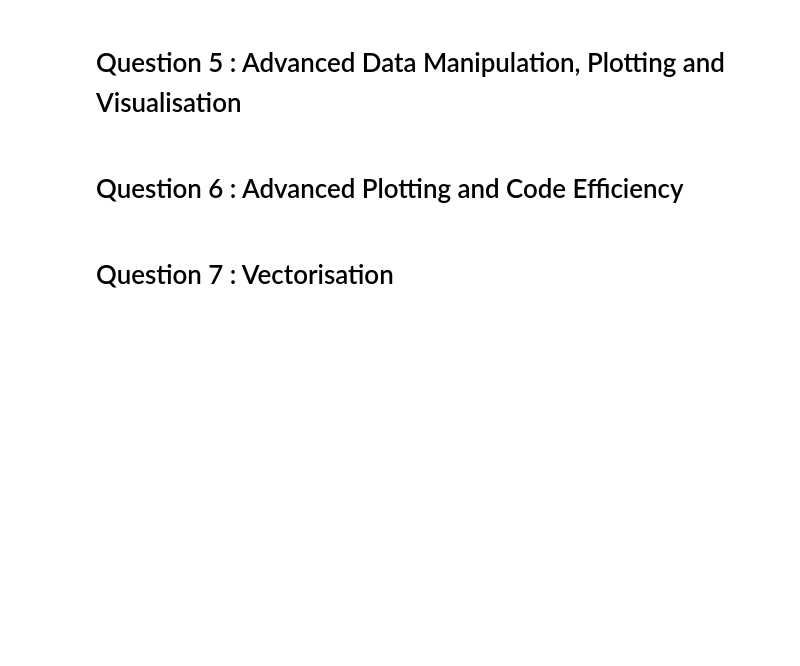
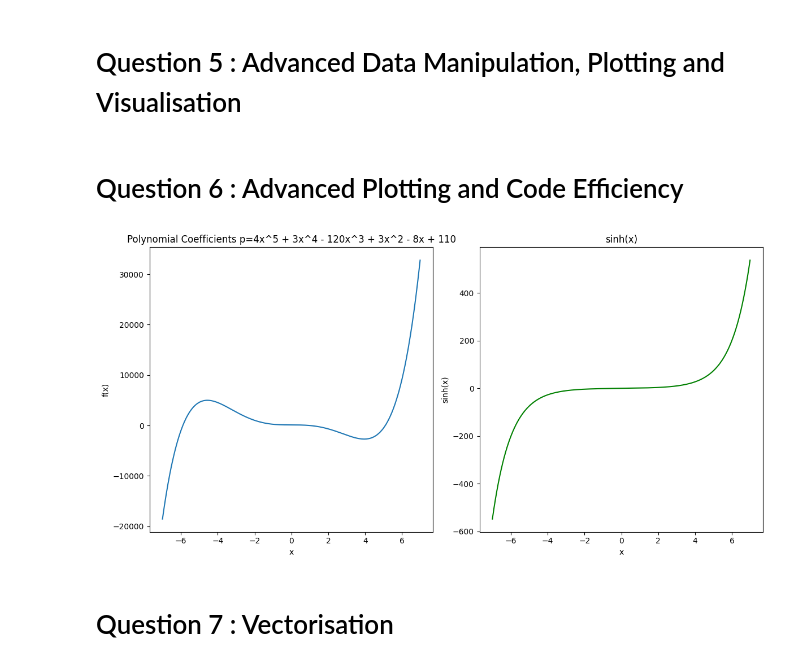
Before and after one commit to fratelemk/sp_coursework, a Jupyter notebook: Untitled.ipynb, the cells around one changed output. Saved outputs shown, nothing was run; the diff lists cells and outputs as text; code cells hidden in the pictures; blank space fills up the shorter version.

```diff
--- a/Untitled.ipynb
+++ b/Untitled.ipynb
@@ -16,5 +16,30 @@ from PIL import Image
 # Question 5 : Advanced Data Manipulation, Plotting and Visualisation
 # %% [markdown]
 # Question 6 : Advanced Plotting and Code Efficiency
+# %%
+x = np.arange(-7, 7, 0.02)
+p = [4, 3, -120, 3, -8, 110]
+
+plt.figure(figsize=(12, 6))
+
+plt.subplot(1, 2, 1)
+plt.plot(x, np.polyval(p, x))
+plt.xlabel('x')
+plt.ylabel('f(x)')
+plt.title('Polynomial Coefficients p=4x^5 + 3x^4 - 120x^3 + 3x^2 - 8x + 110')
+
+
+plt.subplot(1, 2, 2)
+
+plt.plot(x, np.sinh(x), color="green")
+plt.xlabel('x')
+plt.ylabel('sinh(x)')
+plt.title('sinh(x)')
+
+
+plt.tight_layout()
+plt.show()
+# %% [output]
+[figure, added]
 # %% [markdown]
 # Question 7 : Vectorisation
```
Also changed, not shown: parts of 4 cells of this notebook.
